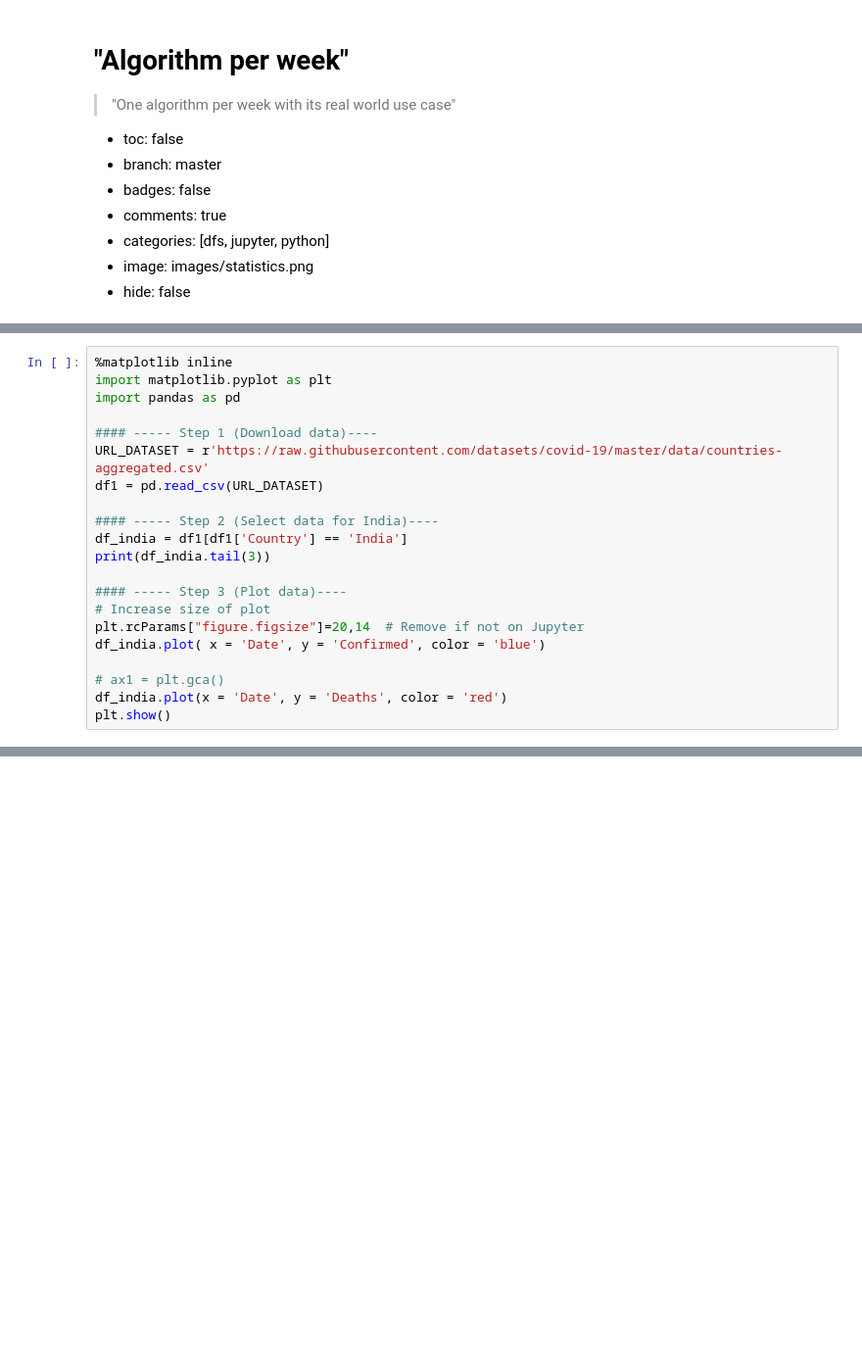
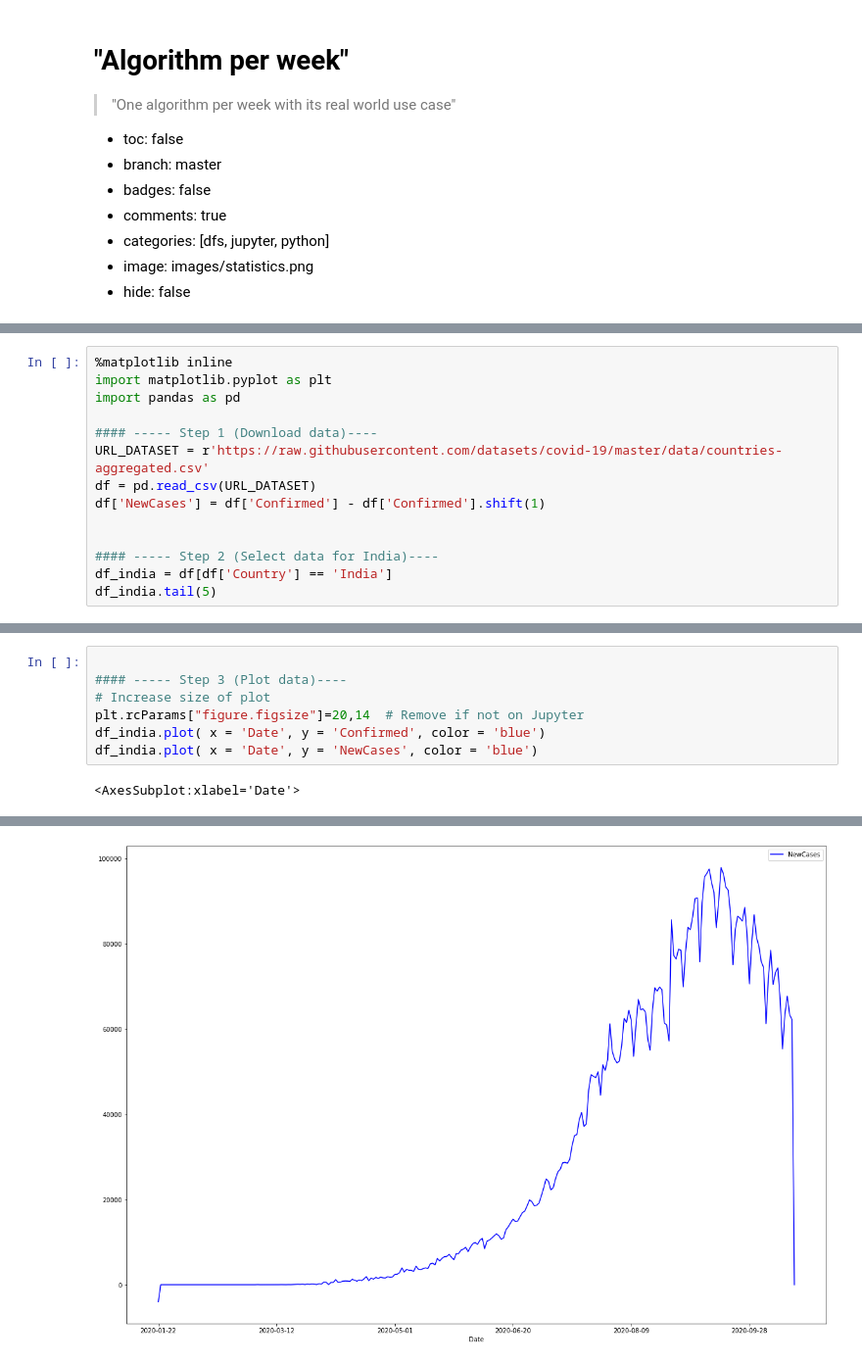
Before and after one commit to shashanksingh/blog_redux, a Jupyter notebook: _notebooks/2020-09-20-covid-impact.ipynb, the cells around one changed output, grey strips where cells are left out. Shown at 98% size. Cells and saved outputs as stored; diff of their text form; blank space fills up the shorter version.

```diff
--- a/_notebooks/2020-09-20-covid-impact.ipynb
+++ b/_notebooks/2020-09-20-covid-impact.ipynb
@@ -35,18 +35,11 @@ import pandas as pd
 
 #### ----- Step 1 (Download data)----
 URL_DATASET = r'https://raw.githubusercontent.com/datasets/covid-19/master/data/countries-aggregated.csv'
-df1 = pd.read_csv(URL_DATASET)
+df = pd.read_csv(URL_DATASET)
+df['NewCases'] = df['Confirmed'] - df['Confirmed'].shift(1)
+
 
 #### ----- Step 2 (Select data for India)----
-df_india = df1[df1['Country'] == 'India']
-print(df_india.tail(3))
-
-#### ----- Step 3 (Plot data)----
-# Increase size of plot
-plt.rcParams["figure.figsize"]=20,14  # Remove if not on Jupyter
-df_india.plot( x = 'Date', y = 'Confirmed', color = 'blue')
-
-# ax1 = plt.gca()
-df_india.plot(x = 'Date', y = 'Deaths', color = 'red')
-plt.show()
+df_india = df[df['Country'] == 'India']
+df_india.tail(5)
 # %% [output]
@@ -58,0 +52,9 @@ plt.show()
+# %%
+
+#### ----- Step 3 (Plot data)----
+# Increase size of plot
+plt.rcParams["figure.figsize"]=20,14  # Remove if not on Jupyter
+df_india.plot( x = 'Date', y = 'Confirmed', color = 'blue')
+df_india.plot( x = 'Date', y = 'NewCases', color = 'blue')
+# %% [output]
+<AxesSubplot:xlabel='Date'>
@@ -58,0 +62 @@ plt.show()
+[figure, added]
```
Also changed, not shown: parts of 2 cells of this notebook, 3 other files.
